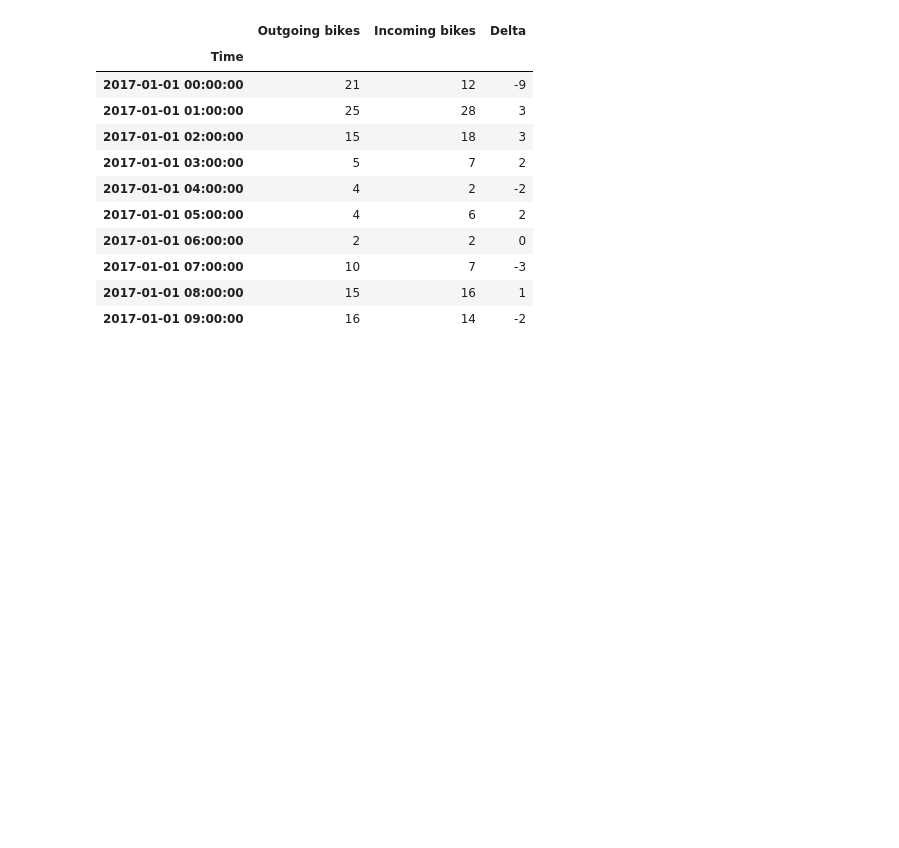
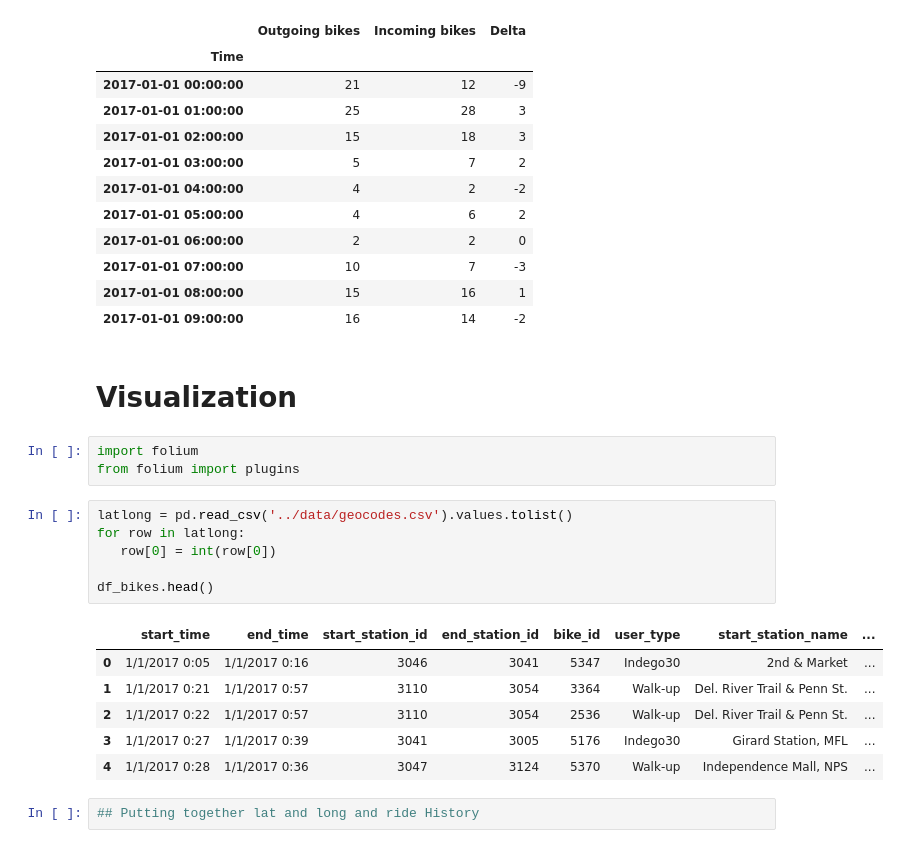
Before and after one commit to GoebelM94/dsml2021, a Jupyter notebook: notebooks/Delta Bike Rides New.ipynb, the cells around one changed output. Drawn from its saved outputs; the diff is of its cells as text; blank space fills up the shorter version.

```diff
--- a/notebooks/Delta Bike Rides New.ipynb
+++ b/notebooks/Delta Bike Rides New.ipynb
@@ -427,3 +452,23 @@ df_bikes_delta_final_hours.head(10)
 | 2017-01-01 07:00:00 | 10 | 7 | -3 |
 | 2017-01-01 08:00:00 | 15 | 16 | 1 |
 | 2017-01-01 09:00:00 | 16 | 14 | -2 |
+# %% [markdown]
+# Visualization
+# %%
+import folium
+from folium import plugins
+# %%
+latlong = pd.read_csv('../data/geocodes.csv').values.tolist()
+for row in latlong:
+   row[0] = int(row[0])
+
+df_bikes.head()
+# %% [output]
+|  | start_time | end_time | start_station_id | end_station_id | bike_id | user_type | start_station_name | ... |
+| 0 | 1/1/2017 0:05 | 1/1/2017 0:16 | 3046 | 3041 | 5347 | Indego30 | 2nd & Market | ... |
+| 1 | 1/1/2017 0:21 | 1/1/2017 0:57 | 3110 | 3054 | 3364 | Walk-up | Del. River Trail & Penn St. | ... |
+| 2 | 1/1/2017 0:22 | 1/1/2017 0:57 | 3110 | 3054 | 2536 | Walk-up | Del. River Trail & Penn St. | ... |
+| 3 | 1/1/2017 0:27 | 1/1/2017 0:39 | 3041 | 3005 | 5176 | Indego30 | Girard Station, MFL | ... |
+| 4 | 1/1/2017 0:28 | 1/1/2017 0:36 | 3047 | 3124 | 5370 | Walk-up | Independence Mall, NPS | ... |
+# %%
+## Putting together lat and long and ride History
```
Also changed, not shown: parts of 11 cells of this notebook.
